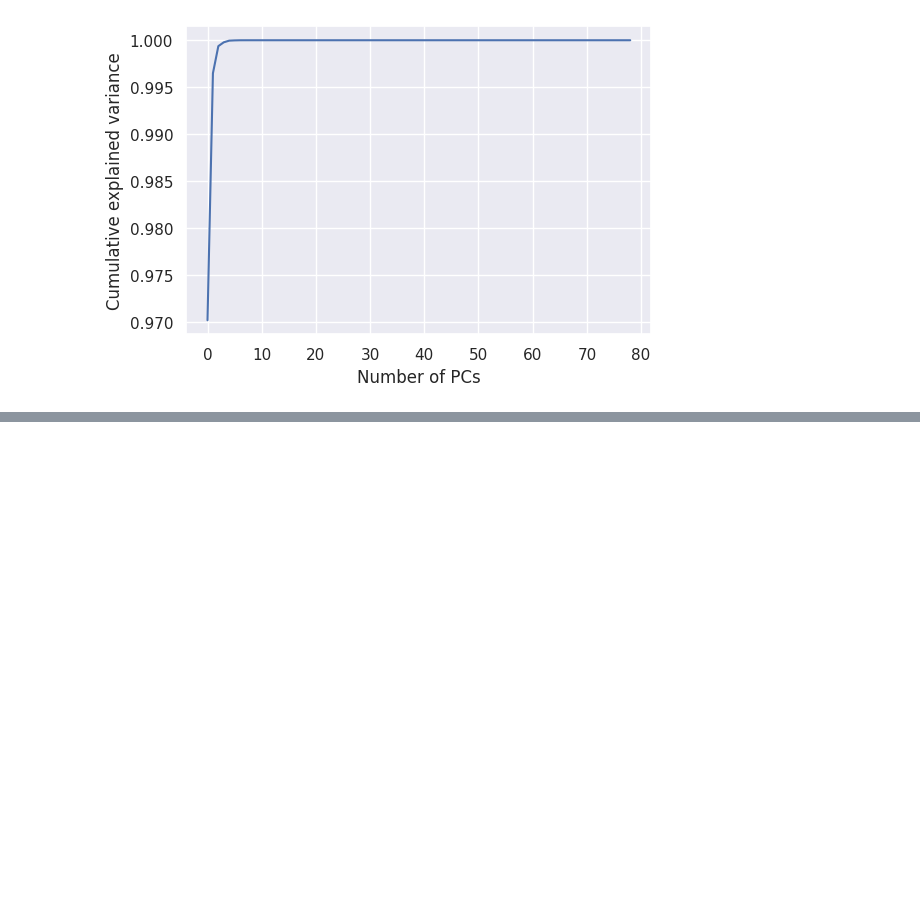
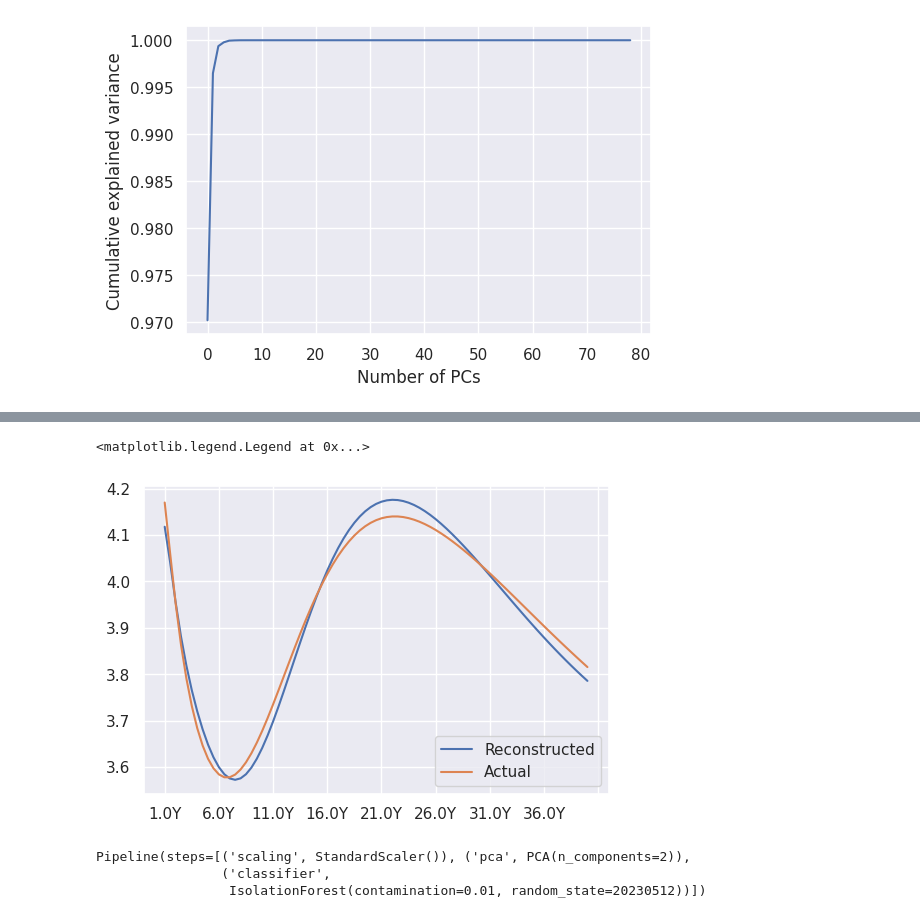
Before and after one commit to PiotMik/CaseWeek, a Jupyter notebook: 002_Code/OIS_Curve_modelling.ipynb, the cells around one changed output, grey strips where cells are left out. Cells and saved outputs as stored; diff of their text form; code cells hidden in the pictures; blank space fills up the shorter version.

```diff
--- a/002_Code/OIS_Curve_modelling.ipynb
+++ b/002_Code/OIS_Curve_modelling.ipynb
@@ -356,0 +336,12 @@ _ = plt.ylabel('Cumulative explained variance'), plt.xlabel('Number of PCs')
+# %%
+i = '2023-04-28'
+transformed_data = rates_pca.loc[[i], :]
+pca_components = model3['pca'].components_
+
+reconstructed_curve_scaled =  transformed_data @ pca_components
+reconstructed_curve_original = model3['scaling'].inverse_transform(reconstructed_curve_scaled)
+reconstructed_curve_original = pd.DataFrame(reconstructed_curve_original,
+                                            index = transformed_data.index,
+                                            columns = rates.columns)
+
+reconstructed_curve_original
@@ -356,0 +353,23 @@ _ = plt.ylabel('Cumulative explained variance'), plt.xlabel('Number of PCs')
+# %%
+actual_curve = rates.loc[[i], :]
+
+fig, ax = plt.subplots()
+reconstructed_curve_original.T.plot(ax = ax)
+actual_curve.T.plot(ax = ax)
+
+ax.legend(['Reconstructed', 'Actual'])
+# %% [output]
+<matplotlib.legend.Legend at 0x...>
+[figure, added]
+# %%
+from sklearn.ensemble import IsolationForest
+
+clf = Pipeline([('scaling', StandardScaler()),
+                ('pca', PCA(n_components=2)),
+                ('classifier', IsolationForest(contamination = 0.01,
+                                               random_state=20230512))])
+clf.fit(rates)
+# %% [output]
+Pipeline(steps=[('scaling', StandardScaler()), ('pca', PCA(n_components=2)),
+                ('classifier',
+                 IsolationForest(contamination=0.01, random_state=20230512))])
```
Also changed, not shown: parts of 59 cells of this notebook.
